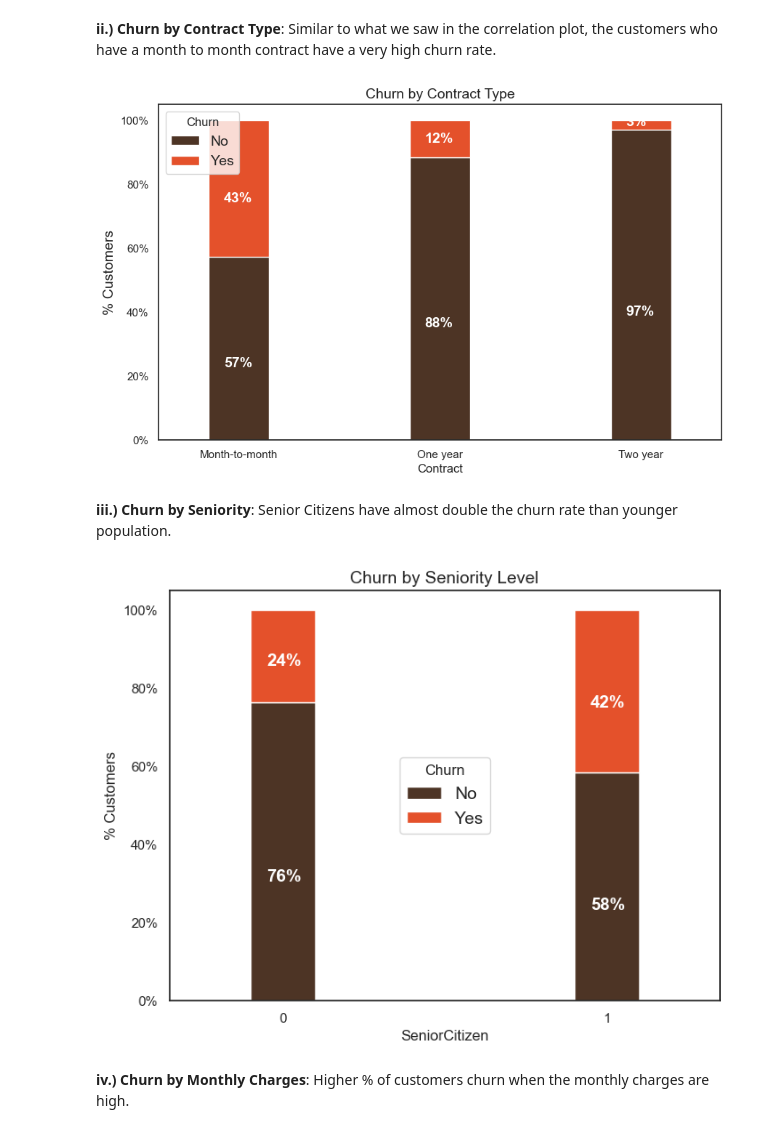
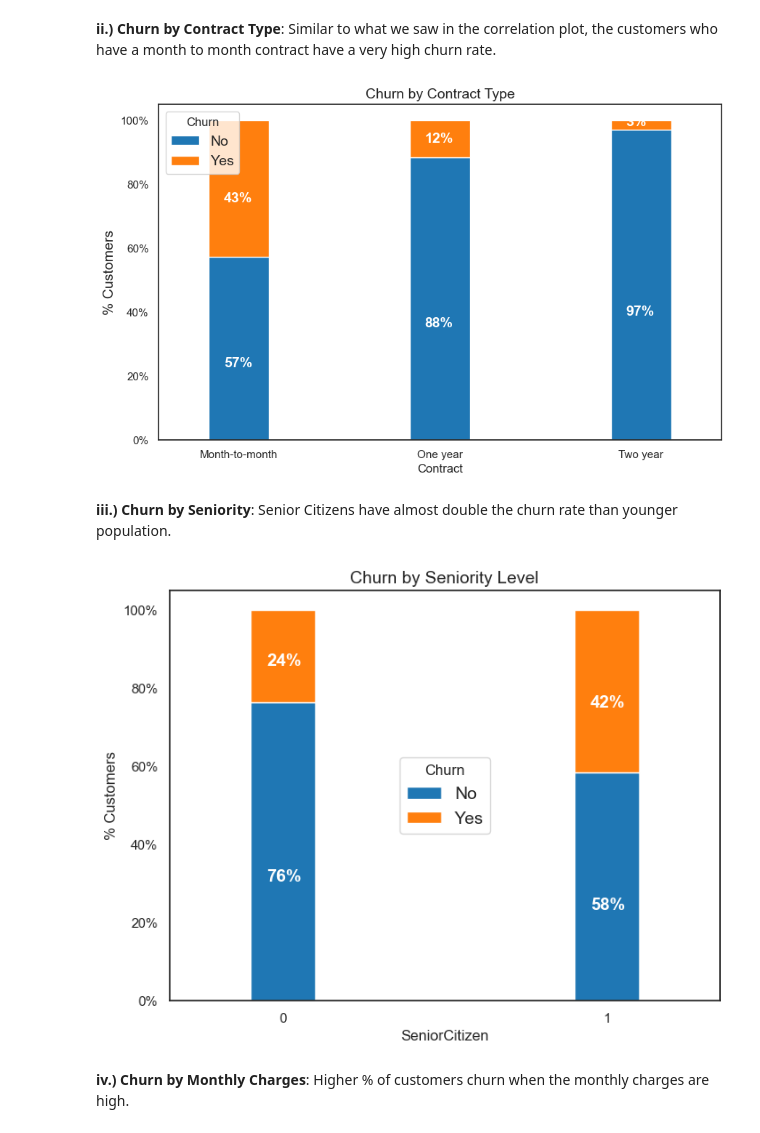
Before and after one commit to praveengolla07/Telecom, a Jupyter notebook: notebooks/telecom-churn-prediction.ipynb, the cells around one changed output. Drawn from its saved outputs; the diff is of its cells as text; code cells hidden in the pictures.

```diff
--- a/notebooks/telecom-churn-prediction.ipynb
+++ b/notebooks/telecom-churn-prediction.ipynb
@@ -191,7 +200,8 @@ Text(0.5, 1.0, '% of Senior Citizens')
 df2 = pd.melt(telecom_cust, id_vars=['customerID'], value_vars=['Dependents','Partner'])
 df3 = df2.groupby(['variable','value']).count().unstack()
 df3 = df3*100/len(telecom_cust)
-colors = ['#4D3425','#E4512B']
+colors = ['#1f77b4', '#ff7f0e']
+
 ax = df3.loc[:,'customerID'].plot.bar(stacked=True, color=colors,
                                       figsize=(8,6),rot = 0,
                                      width = 0.2)
@@ -217,7 +227,8 @@ for p in ax.patches:
 Interestingly,  among the customers who have a partner, only about half of them also have a dependent, while other half do not have any independents.
 Additionally, as expected, among the customers who do not have any partner, a majority (80%) of them do not have any dependents .
 # %%
-colors = ['#4D3425','#E4512B']
+colors = ['#1f77b4', '#ff7f0e']
+
 partner_dependents = telecom_cust.groupby(['Partner','Dependents']).size().unstack()
 
 ax = (partner_dependents.T*100.0 / partner_dependents.T.sum()).T.plot(kind='bar',
@@ -391,34 +403,36 @@ sns.boxplot(x = telecom_cust.Churn, y = telecom_cust.tenure)
 # %% [markdown]
 **ii.) Churn by Contract Type**: Similar to what we saw in the correlation plot, the customers who have a month to month contract have a very high churn rate.
 # %%
-colors = ['#4D3425','#E4512B']
+colors = ['#1f77b4', '#ff7f0e']
+
 contract_churn = telecom_cust.groupby(['Contract','Churn']).size().unstack()
 
 ax = (contract_churn.T*100.0 / contract_churn.T.sum()).T.plot(kind='bar',
                                                                 width = 0.3,
                                                                 stacked = True,
                                                                 rot = 0,
                                                                 figsize = (10,6),
                                                                 color = colors)
 ax.yaxis.set_major_formatter(mtick.PercentFormatter())
 ax.legend(loc='best',prop={'size':14},title = 'Churn')
 ax.set_ylabel('% Customers',size = 14)
 ax.set_title('Churn by Contract Type',size = 14)
 
 # Code to add the data labels on the stacked bar chart
 for p in ax.patches:
     width, height = p.get_width(), p.get_height()
     x, y = p.get_xy()
     ax.annotate('{:.0f}%'.format(height), (p.get_x()+.25*width, p.get_y()+.4*height),
                 color = 'white',
                weight = 'bold',
                size = 14)
 # %% [output]
-[figure, old version]
+[figure, new version]
 # %% [markdown]
 **iii.) Churn by Seniority**: Senior Citizens have almost double the churn rate than younger population.
 # %%
-colors = ['#4D3425','#E4512B']
+colors = ['#1f77b4', '#ff7f0e']
+
 seniority_churn = telecom_cust.groupby(['SeniorCitizen','Churn']).size().unstack()
 
 ax = (seniority_churn.T*100.0 / seniority_churn.T.sum()).T.plot(kind='bar',
@@ -440,7 +454,7 @@ for p in ax.patches:
                 color = 'white',
                weight = 'bold',size =14)
 # %% [output]
-[figure, old version]
+[figure, new version]
 # %% [markdown]
 **iv.) Churn by Monthly Charges**: Higher % of customers churn when the monthly charges are high.
 # %%
```
Also changed, not shown: parts of 10 cells of this notebook, 1 other file.
